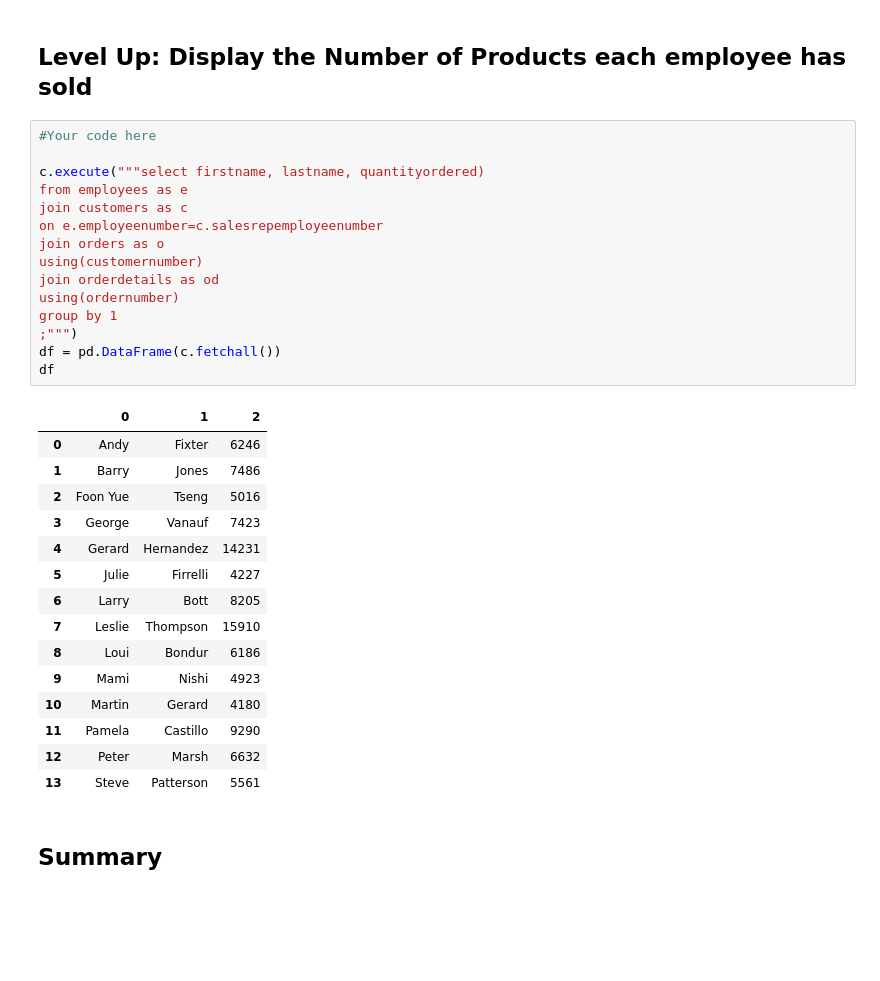
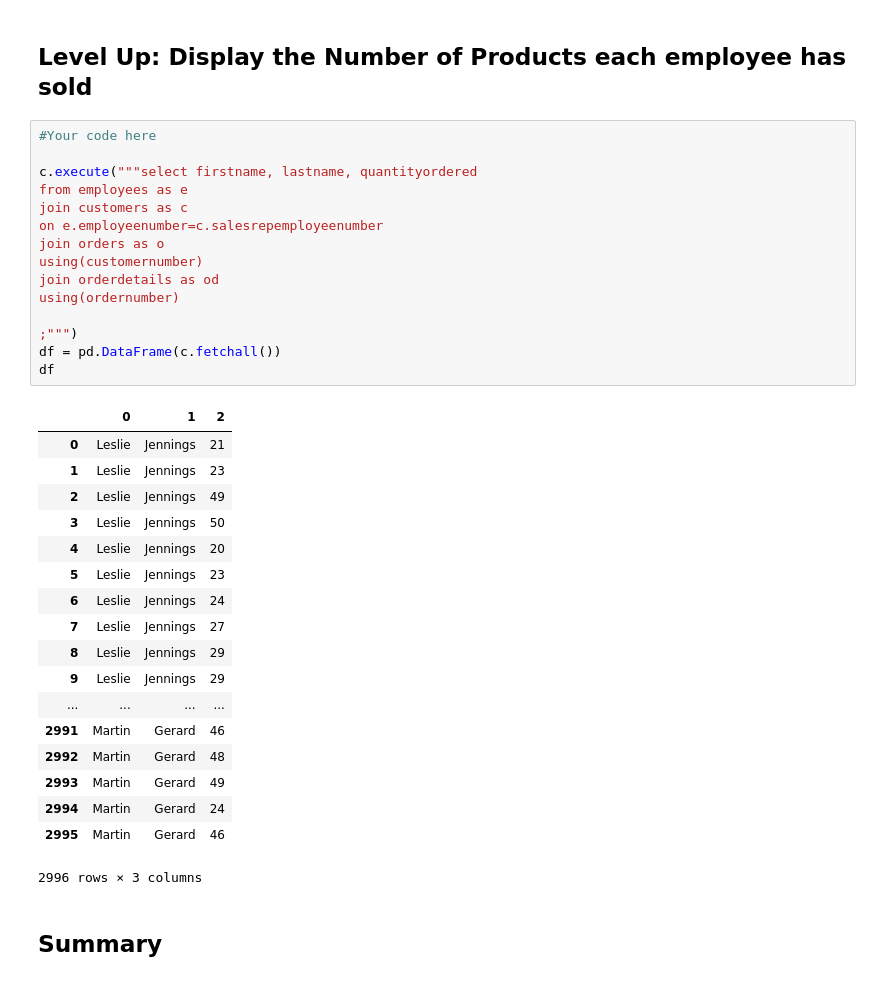
Before and after one commit to hamiltonchangcodes/dsc-join-statements-lab-nyc-ds-071519, a Jupyter notebook: index.ipynb, the cells around one changed output. Cells and saved outputs as stored; diff of their text form; blank space fills up the shorter version.

```diff
--- a/index.ipynb
+++ b/index.ipynb
@@ -122,34 +122,37 @@ df
 # %%
 #Your code here
 
-c.execute("""select firstname, lastname, quantityordered)
+c.execute("""select firstname, lastname, quantityordered
 from employees as e
 join customers as c
 on e.employeenumber=c.salesrepemployeenumber
 join orders as o
 using(customernumber)
 join orderdetails as od
 using(ordernumber)
-group by 1
+
 ;""")
 df = pd.DataFrame(c.fetchall())
 df
 # %% [output]
 |  | 0 | 1 | 2 |
-| 0 | Andy | Fixter | 6246 |
-| 1 | Barry | Jones | 7486 |
-| 2 | Foon Yue | Tseng | 5016 |
-| 3 | George | Vanauf | 7423 |
-| 4 | Gerard | Hernandez | 14231 |
-| 5 | Julie | Firrelli | 4227 |
-| 6 | Larry | Bott | 8205 |
-| 7 | Leslie | Thompson | 15910 |
-| 8 | Loui | Bondur | 6186 |
-| 9 | Mami | Nishi | 4923 |
-| 10 | Martin | Gerard | 4180 |
-| 11 | Pamela | Castillo | 9290 |
-| 12 | Peter | Marsh | 6632 |
-| 13 | Steve | Patterson | 5561 |
+| 0 | Leslie | Jennings | 21 |
+| 1 | Leslie | Jennings | 23 |
+| 2 | Leslie | Jennings | 49 |
+| 3 | Leslie | Jennings | 50 |
+| 4 | Leslie | Jennings | 20 |
+| 5 | Leslie | Jennings | 23 |
+| 6 | Leslie | Jennings | 24 |
+| 7 | Leslie | Jennings | 27 |
+| 8 | Leslie | Jennings | 29 |
+| 9 | Leslie | Jennings | 29 |
+| ... | ... | ... | ... |
+| 2991 | Martin | Gerard | 46 |
+| 2992 | Martin | Gerard | 48 |
+| 2993 | Martin | Gerard | 49 |
+| 2994 | Martin | Gerard | 24 |
+| 2995 | Martin | Gerard | 46 |
+2996 rows × 3 columns
 # %% [markdown]
 ## Summary
 # %% [markdown]
```
